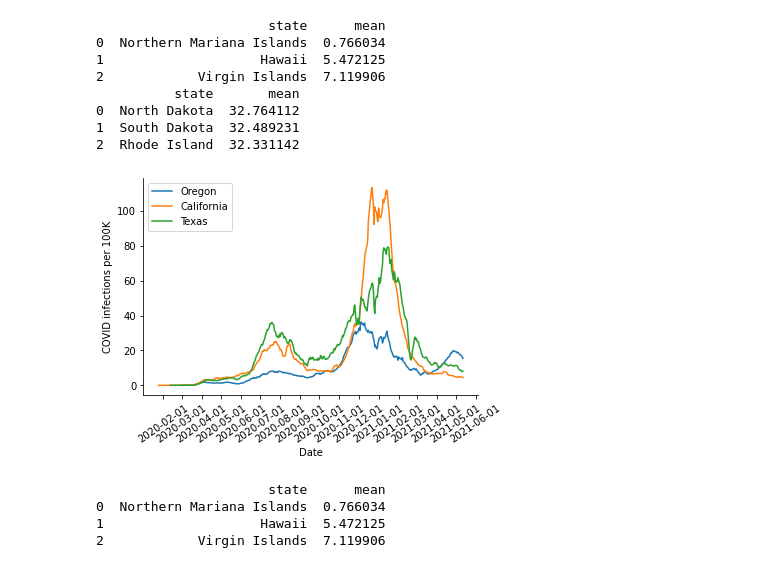
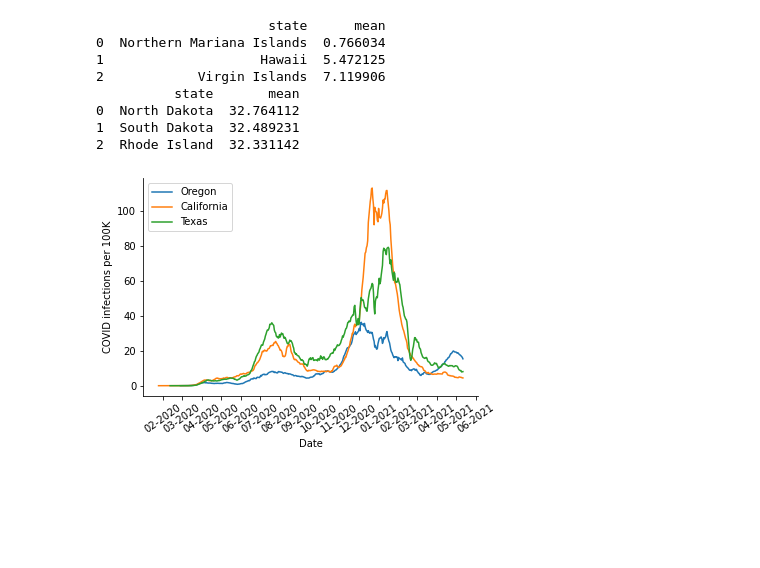
Before and after one commit to skylerhar1/covid_plotting, a Jupyter notebook: plotting_program.ipynb, the cells around one changed output. Cells and saved outputs as stored; diff of their text form; code cells hidden in the pictures; blank space fills up the shorter version.

Commit message:
completed modify_plot function

```diff
--- a/plotting_program.ipynb
+++ b/plotting_program.ipynb
@@ -21,18 +21,10 @@ print(high_states)
 # %%
 #Choose any three states that you like
 states=['Oregon','California','Texas']
 ax1 = covid_plot.make_plot(df,states)
-ax1
 covid_plot.modify_plot(ax1,states)
 # %% [output]
-[figure, old version]
+[figure, new version]
-# %%
-print(low_states)
-# %% [output]
-                      state      mean
-0  Northern Mariana Islands  0.766034
-1                    Hawaii  5.472125
-2            Virgin Islands  7.119906
 # %%
 low_states=['Northern Mariana Islands','Hawaii','Virgin Islands']
 ax2=covid_plot.make_plot(df,low_states)
```
Also changed, not shown: parts of 3 cells of this notebook, 1 other file.
